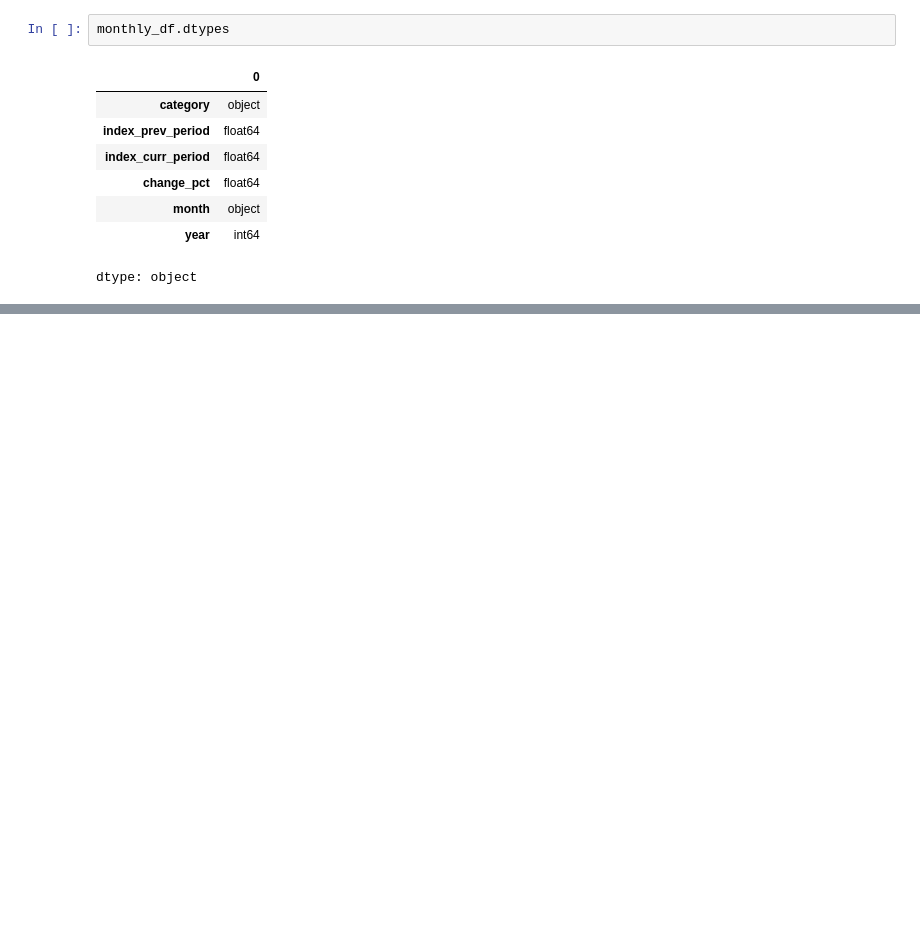
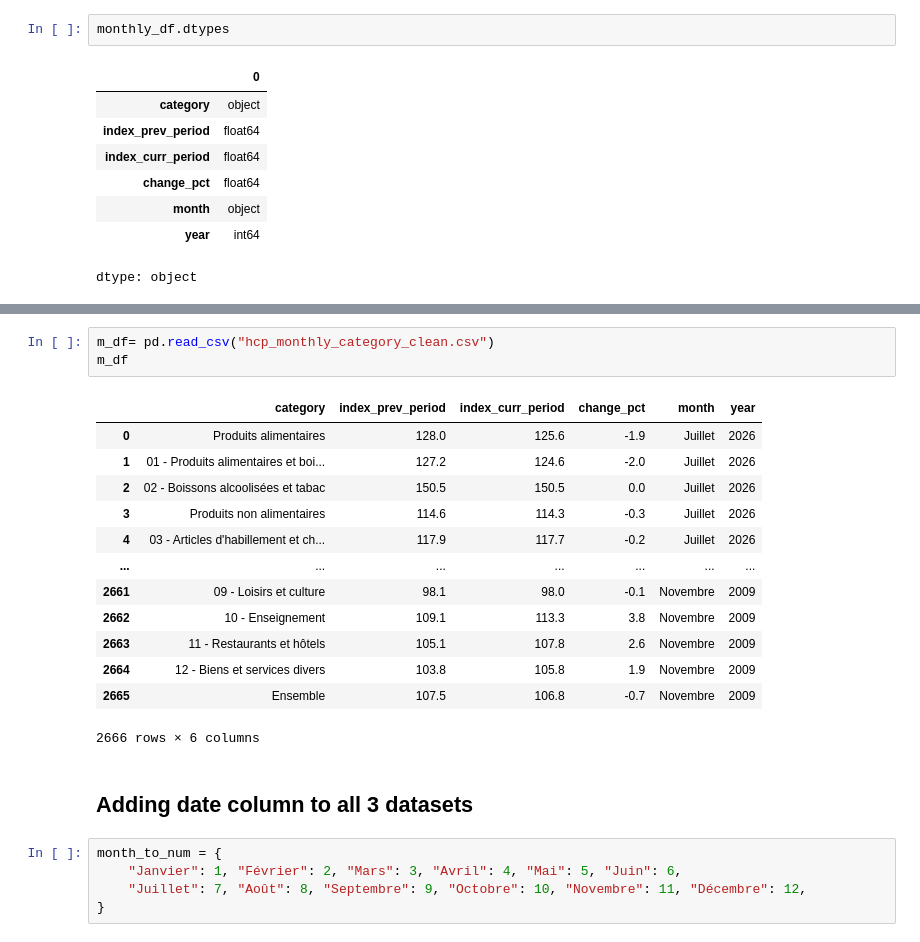
Before and after one commit to LaababImane/morocco-purchasing-power, a Jupyter notebook: notebooks/02_data_quality.ipynb, the cells around one changed output, grey strips where cells are left out. Saved outputs shown, nothing was run; the diff lists cells and outputs as text; blank space fills up the shorter version.

```diff
--- a/notebooks/02_data_quality.ipynb
+++ b/notebooks/02_data_quality.ipynb
@@ -304,0 +226,24 @@ Saved all three clean datasets.
+# %%
+m_df= pd.read_csv("hcp_monthly_category_clean.csv")
+m_df
+# %% [output]
+|  | category | index_prev_period | index_curr_period | change_pct | month | year |
+| 0 | Produits alimentaires | 128.0 | 125.6 | -1.9 | Juillet | 2026 |
+| 1 | 01 - Produits alimentaires et boi... | 127.2 | 124.6 | -2.0 | Juillet | 2026 |
+| 2 | 02 - Boissons alcoolisées et tabac | 150.5 | 150.5 | 0.0 | Juillet | 2026 |
+| 3 | Produits non alimentaires | 114.6 | 114.3 | -0.3 | Juillet | 2026 |
+| 4 | 03 - Articles d'habillement et ch... | 117.9 | 117.7 | -0.2 | Juillet | 2026 |
+| ... | ... | ... | ... | ... | ... | ... |
+| 2661 | 09 - Loisirs et culture | 98.1 | 98.0 | -0.1 | Novembre | 2009 |
+| 2662 | 10 - Enseignement | 109.1 | 113.3 | 3.8 | Novembre | 2009 |
+| 2663 | 11 - Restaurants et hôtels | 105.1 | 107.8 | 2.6 | Novembre | 2009 |
+| 2664 | 12 - Biens et services divers | 103.8 | 105.8 | 1.9 | Novembre | 2009 |
+| 2665 | Ensemble | 107.5 | 106.8 | -0.7 | Novembre | 2009 |
+2666 rows × 6 columns
+# %% [markdown]
+## Adding date column to all 3 datasets
+# %%
+month_to_num = {
+    "Janvier": 1, "Février": 2, "Mars": 3, "Avril": 4, "Mai": 5, "Juin": 6,
+    "Juillet": 7, "Août": 8, "Septembre": 9, "Octobre": 10, "Novembre": 11, "Décembre": 12,
+}
```
Also changed, not shown: parts of 64 cells of this notebook, 5 other files.
